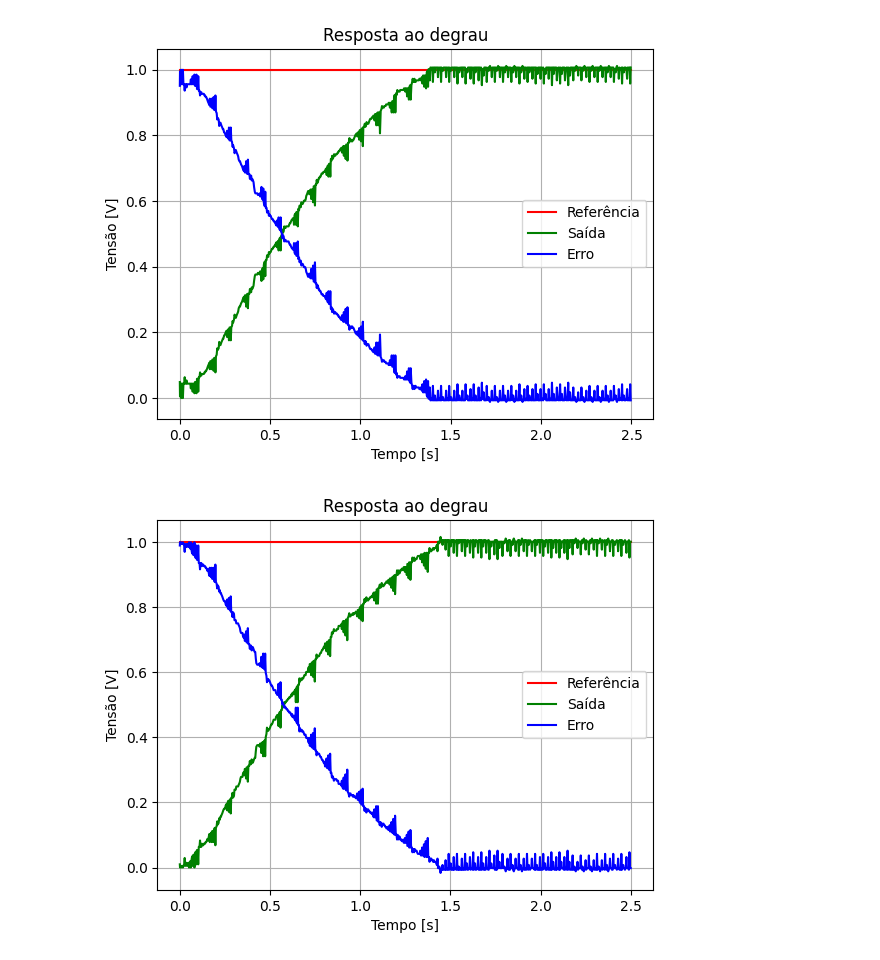
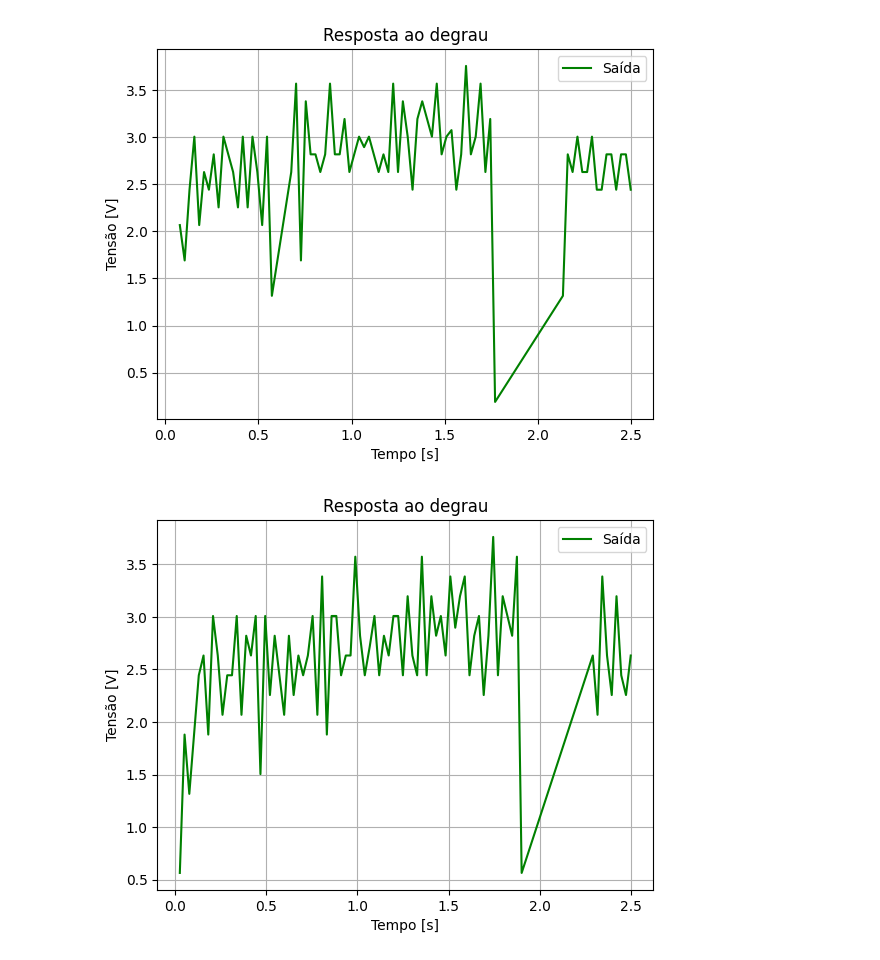
Before and after one commit to Telepresence-UFABC/Controller, a Jupyter notebook: dataviz.ipynb, the cells around one changed output. Cells and saved outputs as stored; diff of their text form; code cells hidden in the pictures.

Commit message:
clean data and change visualization

```diff
--- a/dataviz.ipynb
+++ b/dataviz.ipynb
@@ -10,7 +4,15 @@ step_2 = pd.read_csv("step_v2.csv")
+# %%
+ramp_1 = pd.read_csv("ramp_24_11.csv")
+ramp_2 = pd.read_csv("ramp_24_11_2.csv")
+ramp_3 = pd.read_csv("ramp_27_11.csv")
+
+step_1 = pd.read_csv("step5v_24_11.csv").query("Velocidade > 0 and Velocidade < 4")
+step_2 = pd.read_csv("step5v_27_11.csv").query("Velocidade > 0 and Velocidade < 4")
+step_3 = pd.read_csv("step5v_27_11_2.csv").query("Velocidade > 0 and Velocidade < 4")
+step_4 = pd.read_csv("step1v_24_11.csv").query("Velocidade > 0 and Velocidade < 4")
+step_5 = pd.read_csv("step1v_24_11_2.csv").query("Velocidade > 0 and Velocidade < 4")
 # %%
-plt.plot(step_1.query("Tempo < 2.5")["Tempo"], step_1.query("Tempo < 2.5")["Referencia"], c="r", label="Referência")
-plt.plot(step_1.query("Tempo < 2.5")["Tempo"], step_1.query("Tempo < 2.5")["Posicao"], c="g", label="Saída")
-plt.plot(step_1.query("Tempo < 2.5")["Tempo"], step_1.query("Tempo < 2.5")["Erro"], c="b", label="Erro")
+plt.plot(step_1.query("Tempo < 2.5")["Tempo"], step_1.query("Tempo < 2.5")["Velocidade"], c="g", label="Saída")
 plt.grid()
 plt.title("Resposta ao degrau")
 plt.ylabel("Tensão [V]")
@@ -18,16 +20,14 @@ plt.xlabel("Tempo [s]")
 plt.legend()
 plt.show()
 # %% [output]
-[figure, old version]
+[figure, new version]
 # %%
-plt.plot(step_2.query("Tempo < 2.5")["Tempo"], step_2.query("Tempo < 2.5")["Referencia"], c="r", label="Referência")
-plt.plot(step_2.query("Tempo < 2.5")["Tempo"], step_2.query("Tempo < 2.5")["Posicao"], c="g", label="Saída")
-plt.plot(step_2.query("Tempo < 2.5")["Tempo"], step_2.query("Tempo < 2.5")["Erro"], c="b", label="Erro")
+plt.plot(step_2.query("Tempo < 2.5")["Tempo"], step_2.query("Tempo < 2.5")["Velocidade"], c="g", label="Saída")
 plt.grid()
 plt.title("Resposta ao degrau")
 plt.ylabel("Tensão [V]")
 plt.xlabel("Tempo [s]")
 plt.legend()
 plt.show()
 # %% [output]
-[figure, old version]
+[figure, new version]
```
Also changed, not shown: parts of 8 cells of this notebook, 4 other files.
